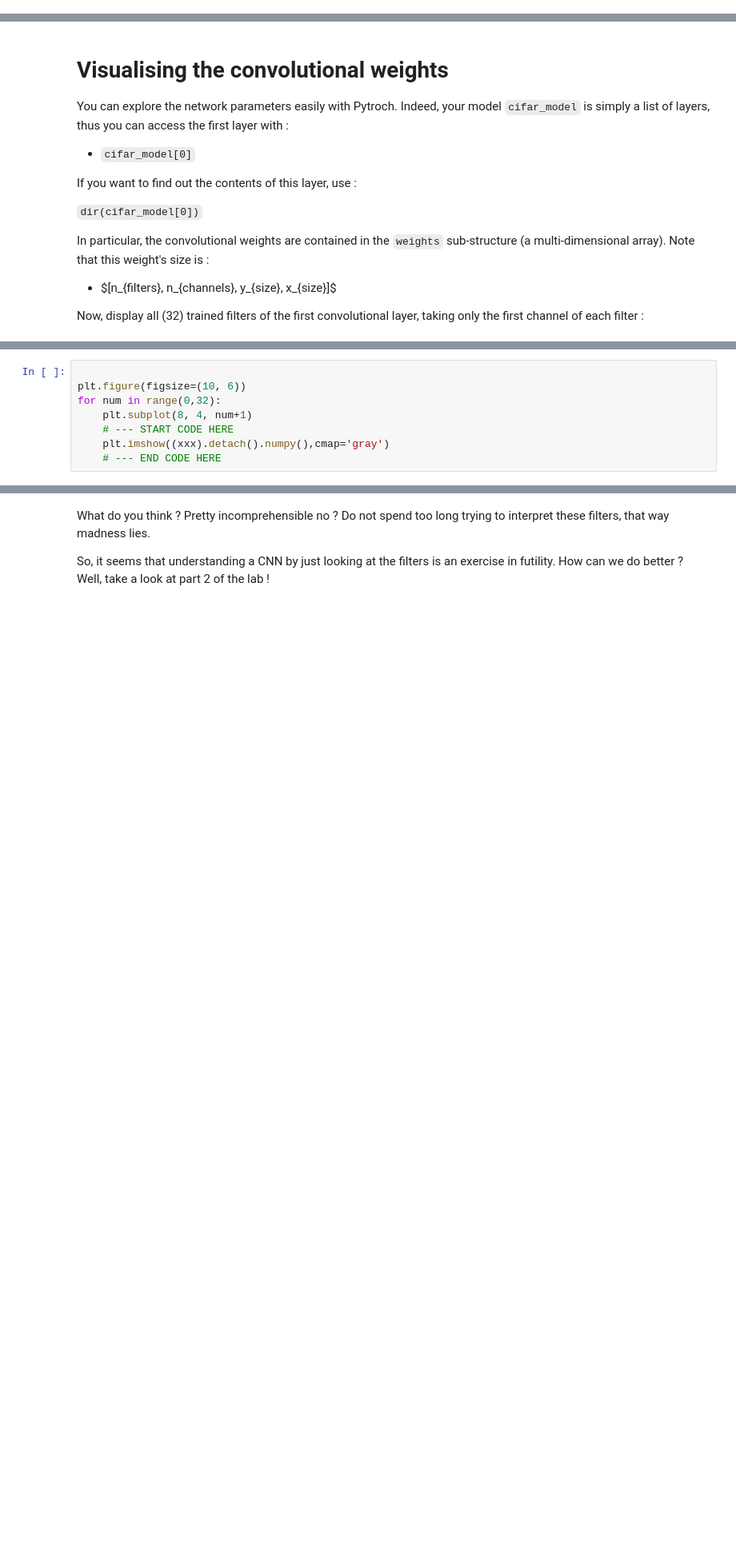
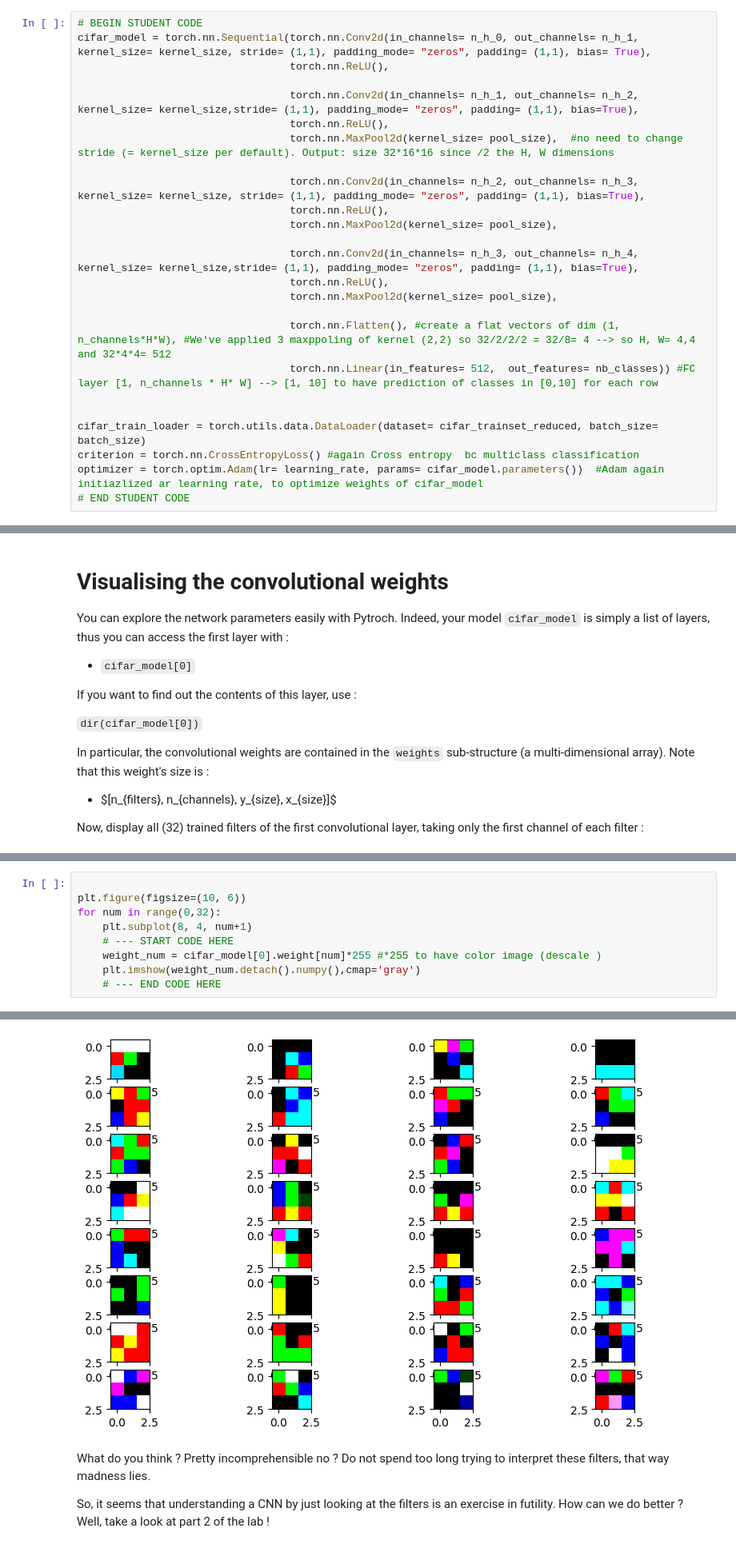
Before and after one commit to kellybourbon2/Deep_learning_1, a Jupyter notebook: CNN/Lab_DL_CNN_classification__student.ipynb, the cells around one changed output, grey strips where cells are left out. Shown at 80% size. Saved outputs shown, nothing was run; the diff lists cells and outputs as text; blank space fills up the shorter version.

```diff
--- a/CNN/Lab_DL_CNN_classification__student.ipynb
+++ b/CNN/Lab_DL_CNN_classification__student.ipynb
@@ -398,0 +477,25 @@ optimizer = xxx
+# %%
+# BEGIN STUDENT CODE
+cifar_model = torch.nn.Sequential(torch.nn.Conv2d(in_channels= n_h_0, out_channels= n_h_1, kernel_size= kernel_size, stride= (1,1), padding_mode= "zeros", padding= (1,1), bias= True),
+                                  torch.nn.ReLU(),
+
+                                  torch.nn.Conv2d(in_channels= n_h_1, out_channels= n_h_2,  kernel_size= kernel_size,stride= (1,1), padding_mode= "zeros", padding= (1,1), bias=True),
+                                  torch.nn.ReLU(),
+                                  torch.nn.MaxPool2d(kernel_size= pool_size),  #no need to change stride (= kernel_size per default). Output: size 32*16*16 since /2 the H, W dimensions
+
+                                  torch.nn.Conv2d(in_channels= n_h_2, out_channels= n_h_3, kernel_size= kernel_size, stride= (1,1), padding_mode= "zeros", padding= (1,1), bias=True),
+                                  torch.nn.ReLU(),
+                                  torch.nn.MaxPool2d(kernel_size= pool_size),
+
+                                  torch.nn.Conv2d(in_channels= n_h_3, out_channels= n_h_4,  kernel_size= kernel_size,stride= (1,1), padding_mode= "zeros", padding= (1,1), bias=True),
+                                  torch.nn.ReLU(),
+                                  torch.nn.MaxPool2d(kernel_size= pool_size),
+
+                                  torch.nn.Flatten(), #create a flat vectors of dim (1, n_channels*H*W), #We've applied 3 maxppoling of kernel (2,2) so 32/2/2/2 = 32/8= 4 --> so H, W= 4,4 and 32*4*4= 512
+                                  torch.nn.Linear(in_features= 512,  out_features= nb_classes)) #FC layer [1, n_channels * H* W] --> [1, 10] to have prediction of classes in [0,10] for each row
+
+
+cifar_train_loader = torch.utils.data.DataLoader(dataset= cifar_trainset_reduced, batch_size= batch_size)
+criterion = torch.nn.CrossEntropyLoss() #again Cross entropy  bc multiclass classification
+optimizer = torch.optim.Adam(lr= learning_rate, params= cifar_model.parameters())  #Adam again initiazlized ar learning rate, to optimize weights of cifar_model
+# END STUDENT CODE
@@ -436,5 +645,7 @@ plt.figure(figsize=(10, 6))
 for num in range(0,32):
     plt.subplot(8, 4, num+1)
     # --- START CODE HERE
-    plt.imshow((xxx).detach().numpy(),cmap='gray')
+    weight_num = cifar_model[0].weight[num]*255 #*255 to have color image (descale )
+    plt.imshow(weight_num.detach().numpy(),cmap='gray')
     # --- END CODE HERE
+# %% [output]
@@ -441,3 +669,4 @@ for num in range(0,32):
+[figure, added]
 # %% [markdown]
 What do you think ? Pretty incomprehensible no ? Do not spend too long trying to interpret these filters, that way madness lies.
 
```
Also changed, not shown: parts of 33 cells of this notebook.
